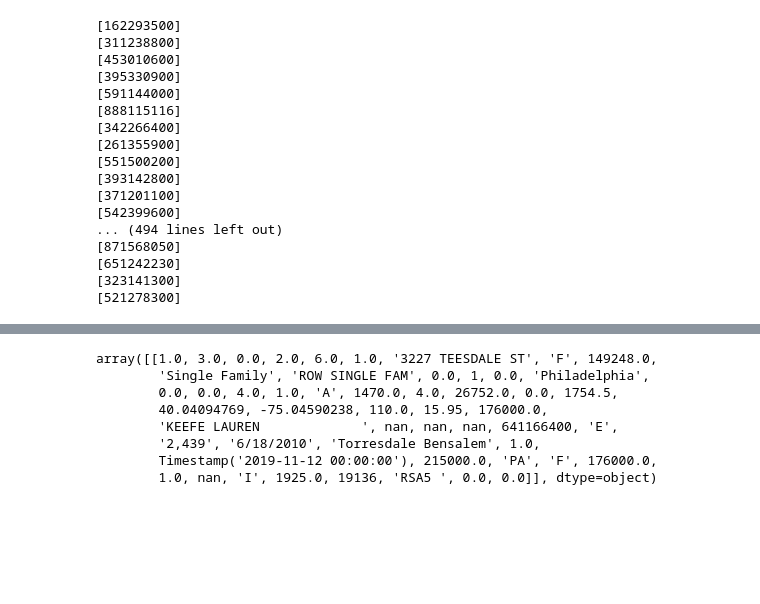
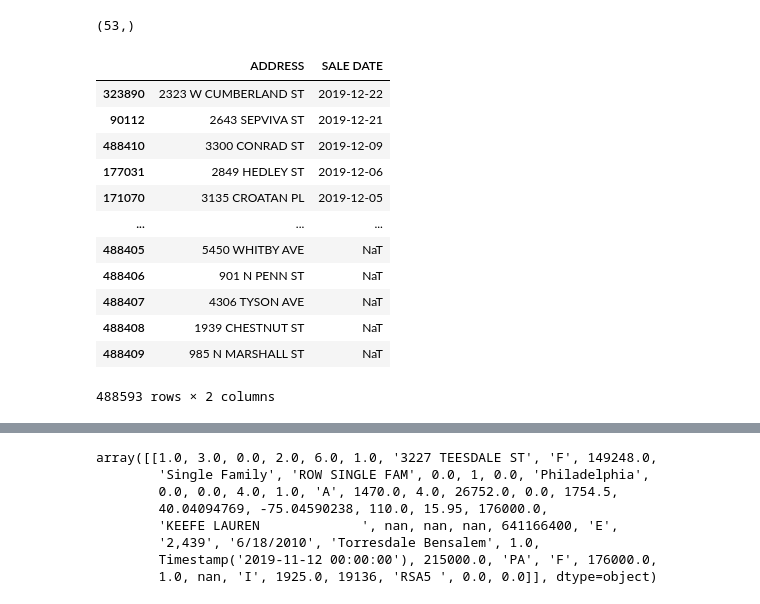
Before and after one commit to nding17/WhiterockAI, a Jupyter notebook: notebooks/PLUTO auto update pipeline-Copy1.ipynb, the cells around one changed output, grey strips where cells are left out. Cells and saved outputs as stored; diff of their text form; code cells hidden in the pictures; blank space fills up the shorter version.

```diff
--- a/notebooks/PLUTO auto update pipeline-Copy1.ipynb
+++ b/notebooks/PLUTO auto update pipeline-Copy1.ipynb
@@ -405,2 +429,6 @@ df_sub = subset_df_date(df_new, '40 days')
+# %%
+pluto.columns.shape
+# %% [output]
+(53,)
 # %%
 pluto = pd.read_csv('../data/project/PHLPL-001 All_Properties [byaddress;location] PLUTO.csv')
@@ -409,22 +435,18 @@ pluto['SALE DATE'] = pd.to_datetime(pluto['SALE DATE'], errors='coerce')
+# %%
+p = update_PLUTO(pluto, df_sub)
 # %%
-pluto = pluto.sort_values(by=['SALE DATE'], ascending=False)
+p[['ADDRESS', 'SALE DATE']].sort_values(by='SALE DATE', ascending=False)
+# %% [output]
+|  | ADDRESS | SALE DATE |
+| 323890 | 2323 W CUMBERLAND ST | 2019-12-22 |
+| 90112 | 2643 SEPVIVA ST | 2019-12-21 |
+| 488410 | 3300 CONRAD ST | 2019-12-09 |
+| 177031 | 2849 HEDLEY ST | 2019-12-06 |
+| 171070 | 3135 CROATAN PL | 2019-12-05 |
+| ... | ... | ... |
+| 488405 | 5450 WHITBY AVE | NaT |
+| 488406 | 901 N PENN ST | NaT |
+| 488407 | 4306 TYSON AVE | NaT |
+| 488408 | 1939 CHESTNUT ST | NaT |
+| 488409 | 985 N MARSHALL ST | NaT |
+488593 rows × 2 columns
-# %%
-pluto_update1 = update_PLUTO(pluto, df_sub)
-# %% [output]
-[162293500]
-[311238800]
-[453010600]
-[395330900]
-[591144000]
-[888115116]
-[342266400]
-[261355900]
-[551500200]
-[393142800]
-[371201100]
-[542399600]
-... (494 lines left out)
-[871568050]
-[651242230]
-[323141300]
-[521278300]
```
Also changed, not shown: parts of 8 cells of this notebook, 1 other file.
